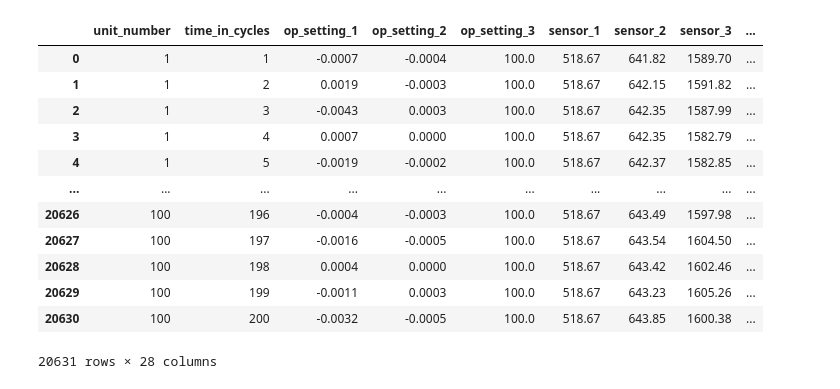
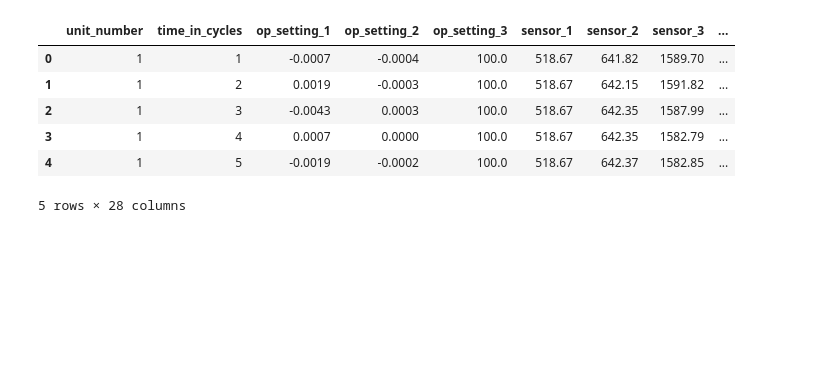
Before and after one commit to ShivaramHR/telemetry-anomaly-detector, a Jupyter notebook: Notebooks/EDA.ipynb, the cells around one changed output. Drawn from its saved outputs; the diff is of its cells as text; code cells hidden in the pictures; blank space fills up the shorter version.

```diff
--- a/Notebooks/EDA.ipynb
+++ b/Notebooks/EDA.ipynb
@@ -13,18 +13,14 @@ df = pd.read_csv("../CMAPSSData/train_FD001.txt", sep=r"\s+", header=None, names
 df['max_cycle'] = df.groupby('unit_number')['time_in_cycles'].transform('max')
 df['RUL'] = df['max_cycle'] - df['time_in_cycles']
 df["degradation_state"] = df["time_in_cycles"] / df["max_cycle"]
-df.drop(columns = "max_cycle")
+df = df.drop(columns = "max_cycle")
-# %% [output]
-|  | unit_number | time_in_cycles | op_setting_1 | op_setting_2 | op_setting_3 | sensor_1 | sensor_2 | sensor_3 | ... |
-| 0 | 1 | 1 | -0.0007 | -0.0004 | 100.0 | 518.67 | 641.82 | 1589.70 | ... |
-| 1 | 1 | 2 | 0.0019 | -0.0003 | 100.0 | 518.67 | 642.15 | 1591.82 | ... |
-| 2 | 1 | 3 | -0.0043 | 0.0003 | 100.0 | 518.67 | 642.35 | 1587.99 | ... |
-| 3 | 1 | 4 | 0.0007 | 0.0000 | 100.0 | 518.67 | 642.35 | 1582.79 | ... |
-| 4 | 1 | 5 | -0.0019 | -0.0002 | 100.0 | 518.67 | 642.37 | 1582.85 | ... |
-| ... | ... | ... | ... | ... | ... | ... | ... | ... | ... |
-| 20626 | 100 | 196 | -0.0004 | -0.0003 | 100.0 | 518.67 | 643.49 | 1597.98 | ... |
-| 20627 | 100 | 197 | -0.0016 | -0.0005 | 100.0 | 518.67 | 643.54 | 1604.50 | ... |
-| 20628 | 100 | 198 | 0.0004 | 0.0000 | 100.0 | 518.67 | 643.42 | 1602.46 | ... |
-| 20629 | 100 | 199 | -0.0011 | 0.0003 | 100.0 | 518.67 | 643.23 | 1605.26 | ... |
-| 20630 | 100 | 200 | -0.0032 | -0.0005 | 100.0 | 518.67 | 643.85 | 1600.38 | ... |
-20631 rows × 28 columns
+# %%
+df.head()
+# %% [output]
+|  | unit_number | time_in_cycles | op_setting_1 | op_setting_2 | op_setting_3 | sensor_1 | sensor_2 | sensor_3 | ... |
+| 0 | 1 | 1 | -0.0007 | -0.0004 | 100.0 | 518.67 | 641.82 | 1589.70 | ... |
+| 1 | 1 | 2 | 0.0019 | -0.0003 | 100.0 | 518.67 | 642.15 | 1591.82 | ... |
+| 2 | 1 | 3 | -0.0043 | 0.0003 | 100.0 | 518.67 | 642.35 | 1587.99 | ... |
+| 3 | 1 | 4 | 0.0007 | 0.0000 | 100.0 | 518.67 | 642.35 | 1582.79 | ... |
+| 4 | 1 | 5 | -0.0019 | -0.0002 | 100.0 | 518.67 | 642.37 | 1582.85 | ... |
+5 rows × 28 columns
```
Also changed, not shown: parts of 7 cells of this notebook.
